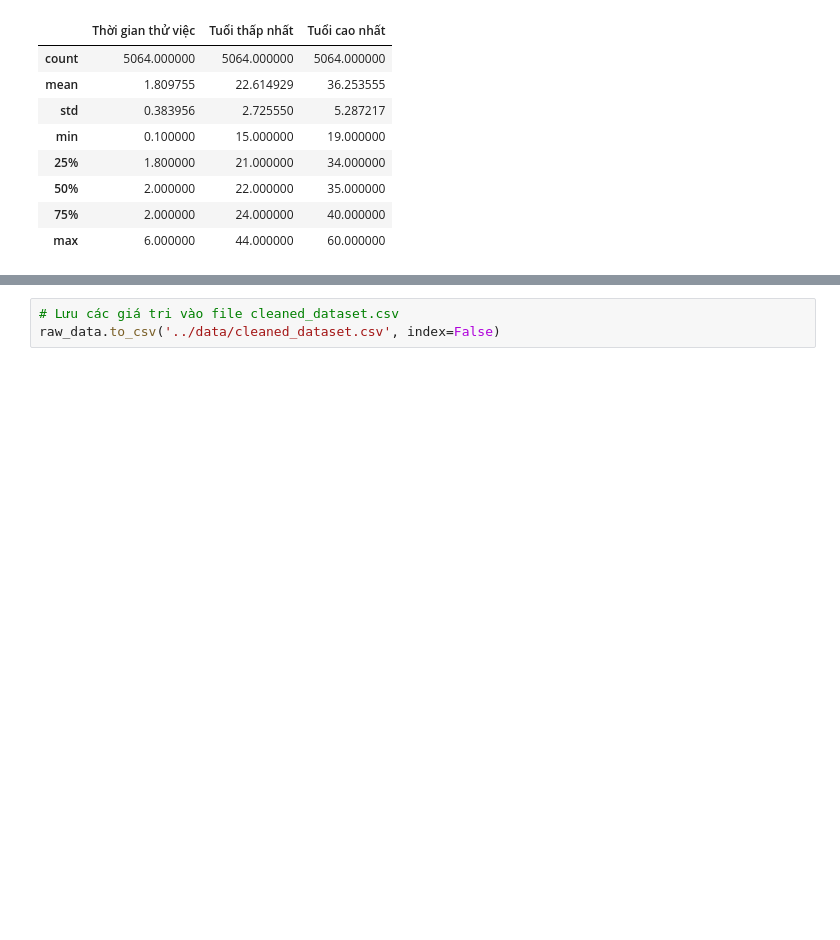
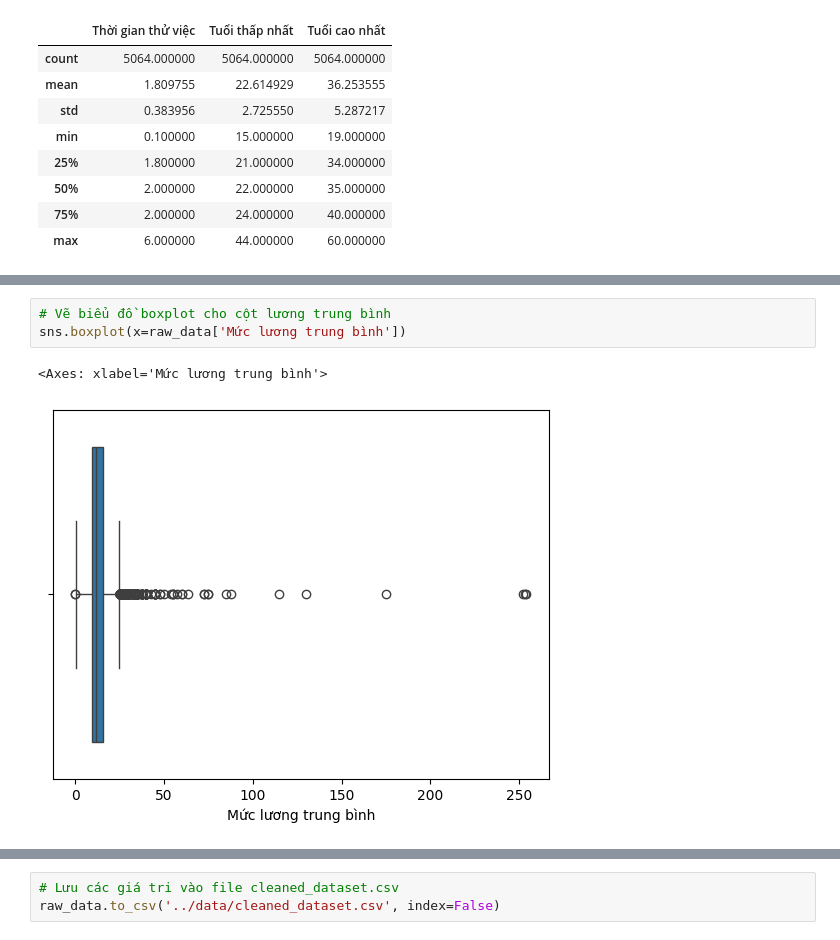
Before and after one commit to HungLVT/NMKHDL, a Jupyter notebook: notebooks/2.0-data-preprocessing.ipynb, the cells around one changed output, grey strips where cells are left out. Drawn from its saved outputs; the diff is of its cells as text; blank space fills up the shorter version.

```diff
--- a/notebooks/2.0-data-preprocessing.ipynb
+++ b/notebooks/2.0-data-preprocessing.ipynb
@@ -600,0 +619,6 @@ raw_data[targets].describe()
+# %%
+# Vẽ biểu đồ boxplot cho cột lương trung bình
+sns.boxplot(x=raw_data['Mức lương trung bình'])
+# %% [output]
+<Axes: xlabel='Mức lương trung bình'>
+[figure, added]
```
Also changed, not shown: parts of 18 cells of this notebook, 1 other file.
